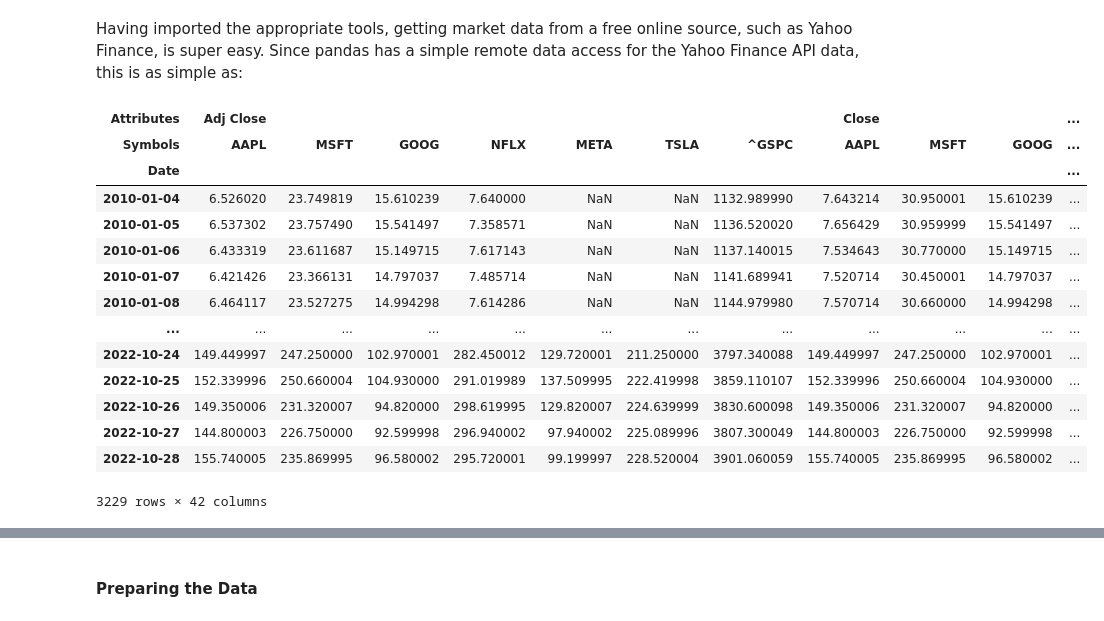
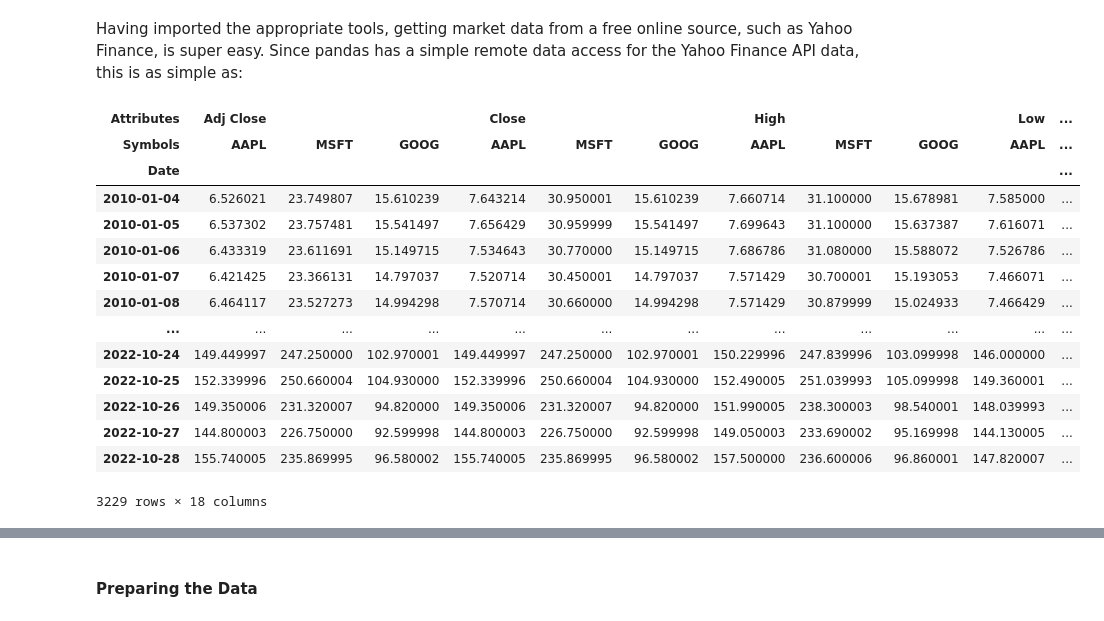
Before and after one commit to Jesus-Almansa/Final_Project_DA, a Jupyter notebook: project.ipynb, the cells around one changed output, grey strips where cells are left out. Saved outputs shown, nothing was run; the diff lists cells and outputs as text; code cells hidden in the pictures.

```diff
--- a/project.ipynb
+++ b/project.ipynb
@@ -10,29 +12,29 @@ import matplotlib.pyplot as plt
 Having imported the appropriate tools, getting market data from a free online source, such as Yahoo Finance, is super easy. Since pandas has a simple remote data access for the Yahoo Finance API data, this is as simple as:
 # %%
 # Define the instruments to download. We would like to see Apple, Microsoft and the S&P500 index.
-tickers = ['AAPL', 'MSFT', 'GOOG', "NFLX", "META","TSLA", '^GSPC']
+tickers = ['AAPL', 'MSFT', 'GOOG']
 
 # We would like all available data from 01/01/2000 until 12/31/2016.
 start_date = '2010-01-01'
-end_date = '2022-10-30'
+end_date = '2022-10-31'
 
-# User pandas_reader.data.DataReader to load the desired data. As simple as that.
-panel_data = data.DataReader(tickers, 'yahoo', start_date, end_date)
-panel_data
+# User pandas_reader.data.DataReader to load the desired data.
+df = data.DataReader(tickers, 'yahoo', start_date, end_date)
+df
 # %% [output]
-| Attributes | Adj Close |  |  |  |  |  |  | Close |  |  | ... |
-| Symbols | AAPL | MSFT | GOOG | NFLX | META | TSLA | ^GSPC | AAPL | MSFT | GOOG | ... |
+| Attributes | Adj Close |  |  | Close |  |  | High |  |  | Low | ... |
+| Symbols | AAPL | MSFT | GOOG | AAPL | MSFT | GOOG | AAPL | MSFT | GOOG | AAPL | ... |
 | Date |  |  |  |  |  |  |  |  |  |  | ... |
-| 2010-01-04 | 6.526020 | 23.749819 | 15.610239 | 7.640000 | NaN | NaN | 1132.989990 | 7.643214 | 30.950001 | 15.610239 | ... |
-| 2010-01-05 | 6.537302 | 23.757490 | 15.541497 | 7.358571 | NaN | NaN | 1136.520020 | 7.656429 | 30.959999 | 15.541497 | ... |
-| 2010-01-06 | 6.433319 | 23.611687 | 15.149715 | 7.617143 | NaN | NaN | 1137.140015 | 7.534643 | 30.770000 | 15.149715 | ... |
-| 2010-01-07 | 6.421426 | 23.366131 | 14.797037 | 7.485714 | NaN | NaN | 1141.689941 | 7.520714 | 30.450001 | 14.797037 | ... |
-| 2010-01-08 | 6.464117 | 23.527275 | 14.994298 | 7.614286 | NaN | NaN | 1144.979980 | 7.570714 | 30.660000 | 14.994298 | ... |
+| 2010-01-04 | 6.526021 | 23.749807 | 15.610239 | 7.643214 | 30.950001 | 15.610239 | 7.660714 | 31.100000 | 15.678981 | 7.585000 | ... |
+| 2010-01-05 | 6.537302 | 23.757481 | 15.541497 | 7.656429 | 30.959999 | 15.541497 | 7.699643 | 31.100000 | 15.637387 | 7.616071 | ... |
+| 2010-01-06 | 6.433319 | 23.611691 | 15.149715 | 7.534643 | 30.770000 | 15.149715 | 7.686786 | 31.080000 | 15.588072 | 7.526786 | ... |
+| 2010-01-07 | 6.421425 | 23.366131 | 14.797037 | 7.520714 | 30.450001 | 14.797037 | 7.571429 | 30.700001 | 15.193053 | 7.466071 | ... |
+| 2010-01-08 | 6.464117 | 23.527273 | 14.994298 | 7.570714 | 30.660000 | 14.994298 | 7.571429 | 30.879999 | 15.024933 | 7.466429 | ... |
 | ... | ... | ... | ... | ... | ... | ... | ... | ... | ... | ... | ... |
-| 2022-10-24 | 149.449997 | 247.250000 | 102.970001 | 282.450012 | 129.720001 | 211.250000 | 3797.340088 | 149.449997 | 247.250000 | 102.970001 | ... |
-| 2022-10-25 | 152.339996 | 250.660004 | 104.930000 | 291.019989 | 137.509995 | 222.419998 | 3859.110107 | 152.339996 | 250.660004 | 104.930000 | ... |
-| 2022-10-26 | 149.350006 | 231.320007 | 94.820000 | 298.619995 | 129.820007 | 224.639999 | 3830.600098 | 149.350006 | 231.320007 | 94.820000 | ... |
-| 2022-10-27 | 144.800003 | 226.750000 | 92.599998 | 296.940002 | 97.940002 | 225.089996 | 3807.300049 | 144.800003 | 226.750000 | 92.599998 | ... |
-| 2022-10-28 | 155.740005 | 235.869995 | 96.580002 | 295.720001 | 99.199997 | 228.520004 | 3901.060059 | 155.740005 | 235.869995 | 96.580002 | ... |
+| 2022-10-24 | 149.449997 | 247.250000 | 102.970001 | 149.449997 | 247.250000 | 102.970001 | 150.229996 | 247.839996 | 103.099998 | 146.000000 | ... |
+| 2022-10-25 | 152.339996 | 250.660004 | 104.930000 | 152.339996 | 250.660004 | 104.930000 | 152.490005 | 251.039993 | 105.099998 | 149.360001 | ... |
+| 2022-10-26 | 149.350006 | 231.320007 | 94.820000 | 149.350006 | 231.320007 | 94.820000 | 151.990005 | 238.300003 | 98.540001 | 148.039993 | ... |
+| 2022-10-27 | 144.800003 | 226.750000 | 92.599998 | 144.800003 | 226.750000 | 92.599998 | 149.050003 | 233.690002 | 95.169998 | 144.130005 | ... |
+| 2022-10-28 | 155.740005 | 235.869995 | 96.580002 | 155.740005 | 235.869995 | 96.580002 | 157.500000 | 236.600006 | 96.860001 | 147.820007 | ... |
-3229 rows × 42 columns
+3229 rows × 18 columns
 # %%
```
Also changed, not shown: parts of 9 cells of this notebook.
